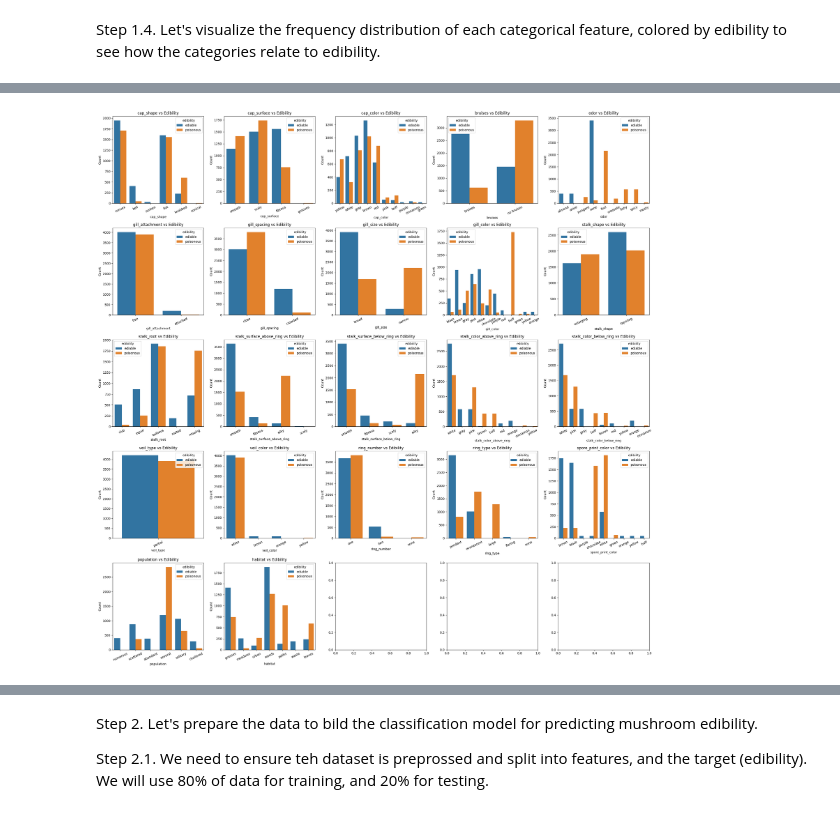
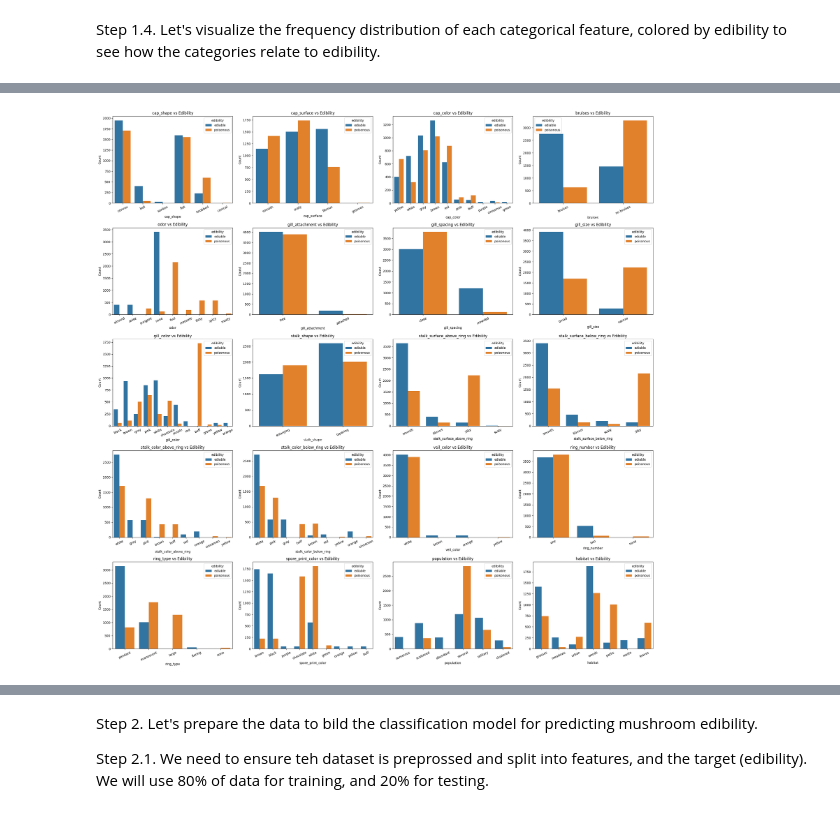
Before and after one commit to IL-BioByte/Mushrooms, a Jupyter notebook: prediction.ipynb, the cells around one changed output, grey strips where cells are left out. Cells and saved outputs as stored; diff of their text form; code cells hidden in the pictures.

```diff
--- a/prediction.ipynb
+++ b/prediction.ipynb
@@ -135,0 +171,2 @@ missing_value_count
+# %%
+mushroom = mushroom.drop(columns=['stalk_root','veil_type'])
@@ -146,0 +195,5 @@ categorical_columns = ['cap_shape', 'cap_surface', 'cap_color', 'bruises', 'odor
+# %%
+categorical_columns = mushroom.select_dtypes(include=['object']).columns
+new_categorical_columns = categorical_columns[categorical_columns != 'edibility']
+
+new_categorical_columns
@@ -147,17 +230,17 @@ categorical_columns = ['cap_shape', 'cap_surface', 'cap_color', 'bruises', 'odor
 # %%
-fig, axes = plt.subplots(nrows=5, ncols=5, figsize=(25, 25))
+fig, axes = plt.subplots(nrows=5, ncols=4, figsize=(25, 25))
 axes = axes.flatten()
 
-for i, column in enumerate(categorical_columns):
+for i, column in enumerate(new_categorical_columns):
     sns.countplot(data=mushroom, x=column, hue='edibility', ax=axes[i])
     axes[i].set_title(f'{column} vs Edibility')
     axes[i].set_xlabel(column)
     axes[i].set_ylabel('Count')
 
     for label in axes[i].get_xticklabels():
         label.set_rotation(25)
 
 plt.tight_layout()
 plt.show()
 # %% [output]
-[figure, old version]
+[figure, new version]
```
Also changed, not shown: parts of 30 cells of this notebook.
